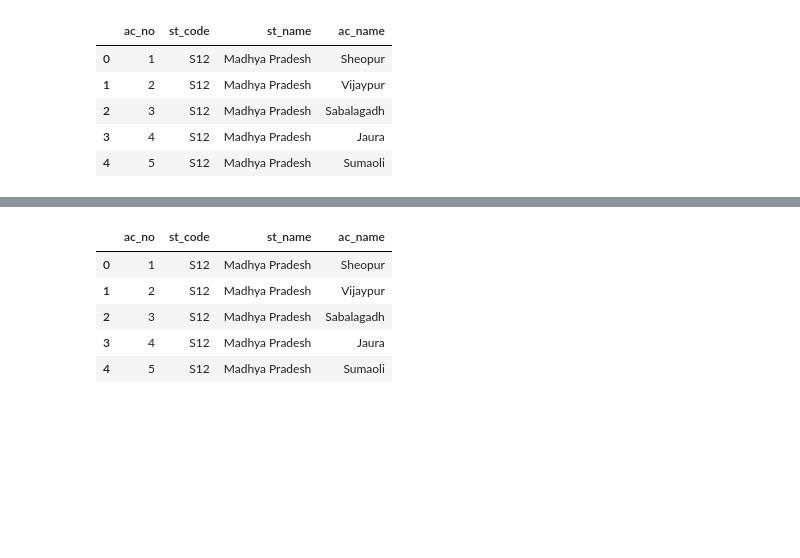
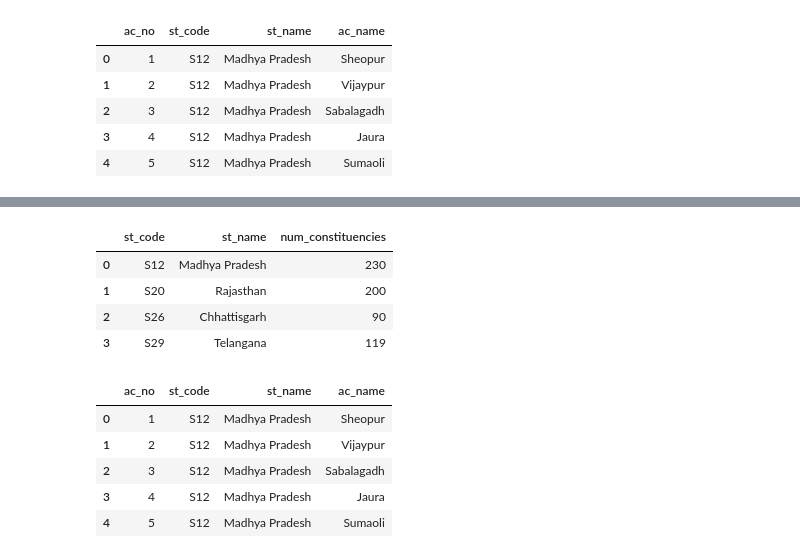
Before and after one commit to anandology/election-results-2023, a Jupyter notebook: results.ipynb, the cells around one changed output, grey strips where cells are left out. Drawn from its saved outputs; the diff is of its cells as text; code cells hidden in the pictures; blank space fills up the shorter version.

Commit message:
Added data/states.csv

```diff
--- a/results.ipynb
+++ b/results.ipynb
@@ -94,0 +104,17 @@ df.to_csv("data/constituencies.csv", index=False)
+# %%
+df_states = (
+    df
+    .groupby(['st_code', 'st_name'])
+    .count()
+    [['ac_no']]
+    .rename(columns={"ac_no": "num_constituencies"})
+    .reset_index()
+)
+# %%
+df_states
+# %% [output]
+|  | st_code | st_name | num_constituencies |
+| 0 | S12 | Madhya Pradesh | 230 |
+| 1 | S20 | Rajasthan | 200 |
+| 2 | S26 | Chhattisgarh | 90 |
+| 3 | S29 | Telangana | 119 |
```
Also changed, not shown: parts of 2 cells of this notebook, 1 other file.
